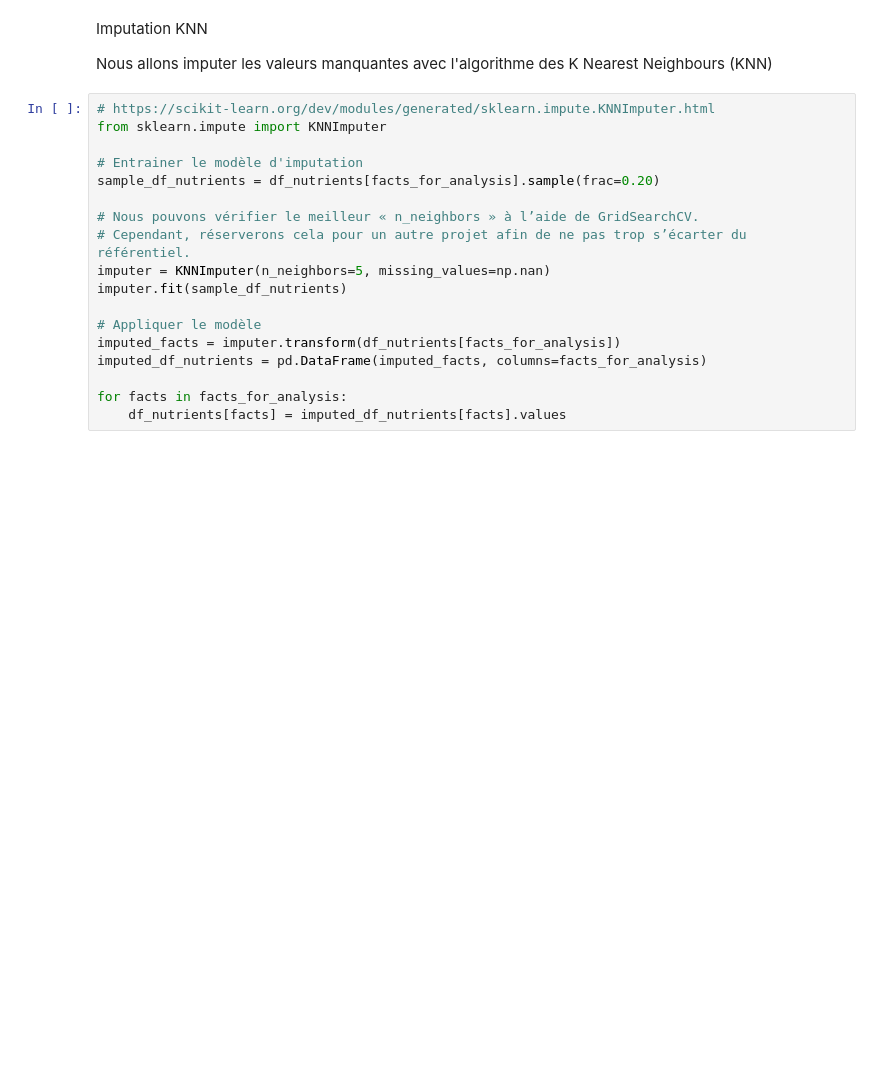
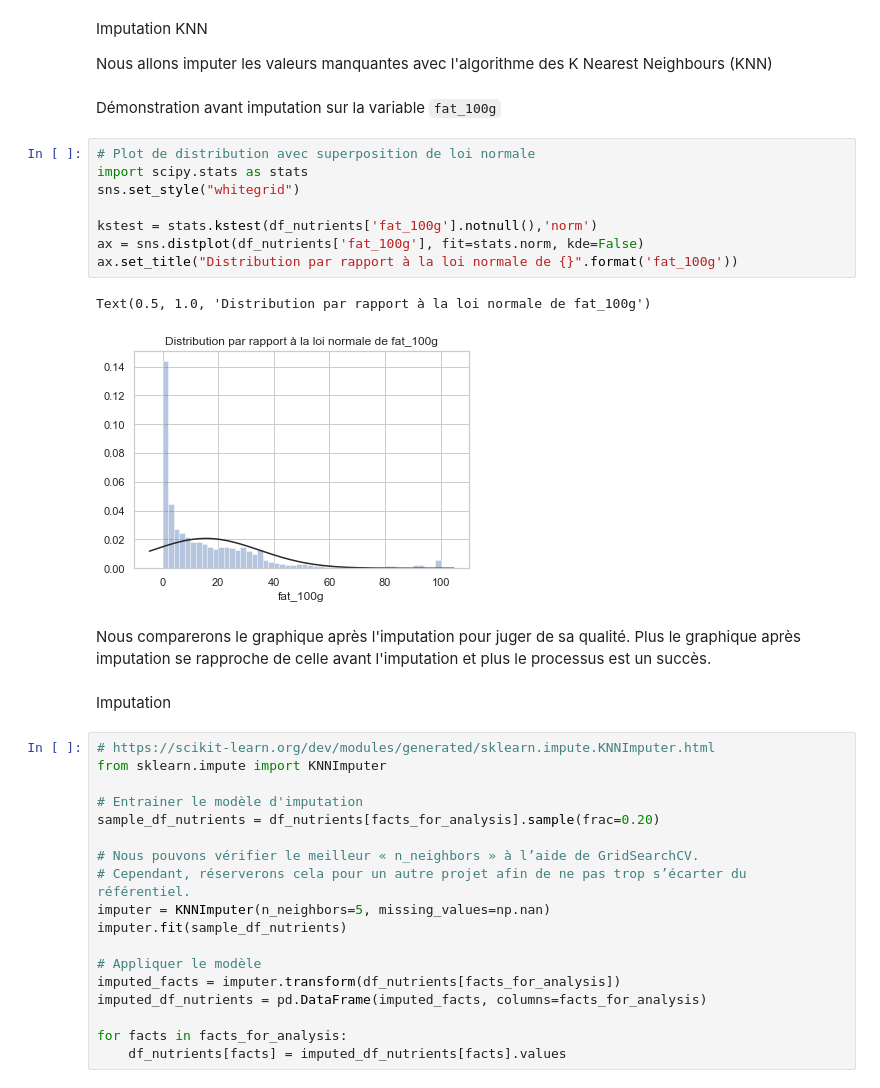
Before and after one commit to Abdess/sante_publique_france, a Jupyter notebook: P3_01_nettoyage.ipynb, the cells around one changed output. Cells and saved outputs as stored; diff of their text form; blank space fills up the shorter version.

````diff
--- a/P3_01_nettoyage.ipynb
+++ b/P3_01_nettoyage.ipynb
@@ -1769,6 +1771,23 @@ df_nutrients[facts_for_analysis].describe()
 Imputation KNN
 
 Nous allons imputer les valeurs manquantes avec l'algorithme des K Nearest Neighbours (KNN)
+# %% [markdown]
+Démonstration avant imputation sur la variable ```fat_100g```
+# %%
+# Plot de distribution avec superposition de loi normale
+import scipy.stats as stats
+sns.set_style("whitegrid")
+
+kstest = stats.kstest(df_nutrients['fat_100g'].notnull(),'norm')
+ax = sns.distplot(df_nutrients['fat_100g'], fit=stats.norm, kde=False)
+ax.set_title("Distribution par rapport à la loi normale de {}".format('fat_100g'))
+# %% [output]
+Text(0.5, 1.0, 'Distribution par rapport à la loi normale de fat_100g')
+[figure, added]
+# %% [markdown]
+Nous comparerons le graphique après l'imputation pour juger de sa qualité. Plus le graphique après imputation se rapproche de celle avant l'imputation et plus le processus est un succès.
+# %% [markdown]
+Imputation
 # %%
 # https://scikit-learn.org/dev/modules/generated/sklearn.impute.KNNImputer.html
 from sklearn.impute import KNNImputer
````
Also changed, not shown: parts of 22 cells of this notebook, 1 other file.
